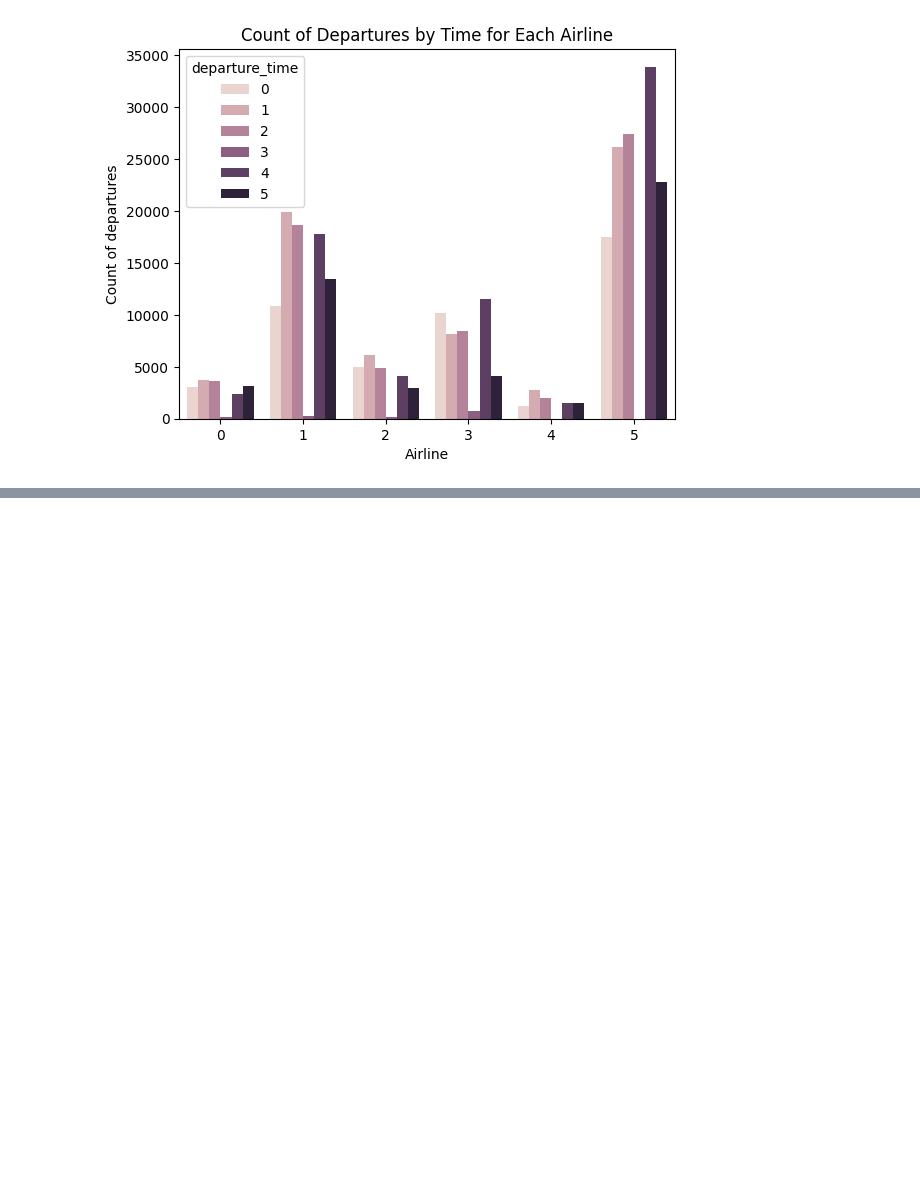
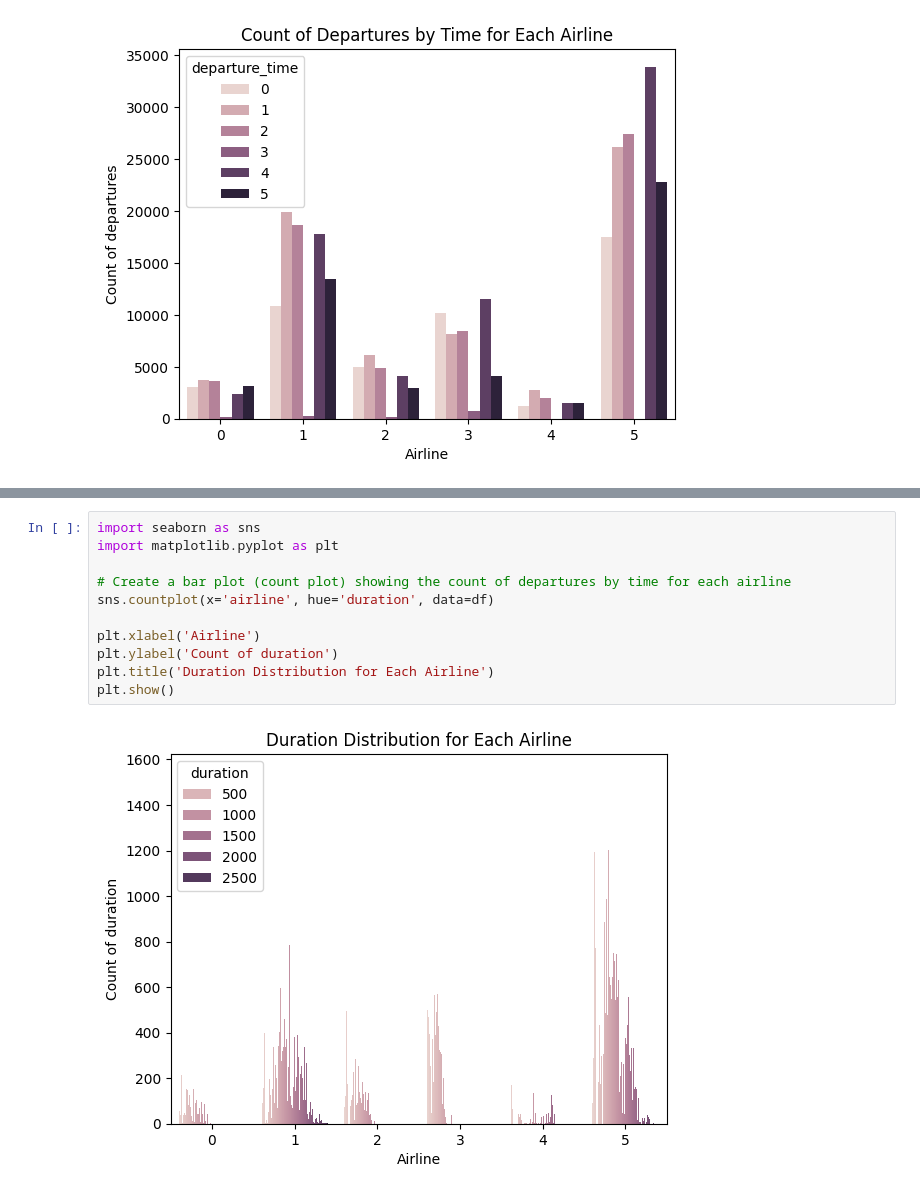
Before and after one commit to yawhatev/project, a Jupyter notebook: project.ipynb, the cells around one changed output, grey strips where cells are left out. Saved outputs shown, nothing was run; the diff lists cells and outputs as text; blank space fills up the shorter version.

```diff
--- a/project.ipynb
+++ b/project.ipynb
@@ -460,0 +313,13 @@ plt.show()
+# %%
+import seaborn as sns
+import matplotlib.pyplot as plt
+
+# Create a bar plot (count plot) showing the count of departures by time for each airline
+sns.countplot(x='airline', hue='duration', data=df)
+
+plt.xlabel('Airline')
+plt.ylabel('Count of duration')
+plt.title('Duration Distribution for Each Airline')
+plt.show()
+# %% [output]
+[figure, added]
```
Also changed, not shown: parts of 84 cells of this notebook, 3 other files.
